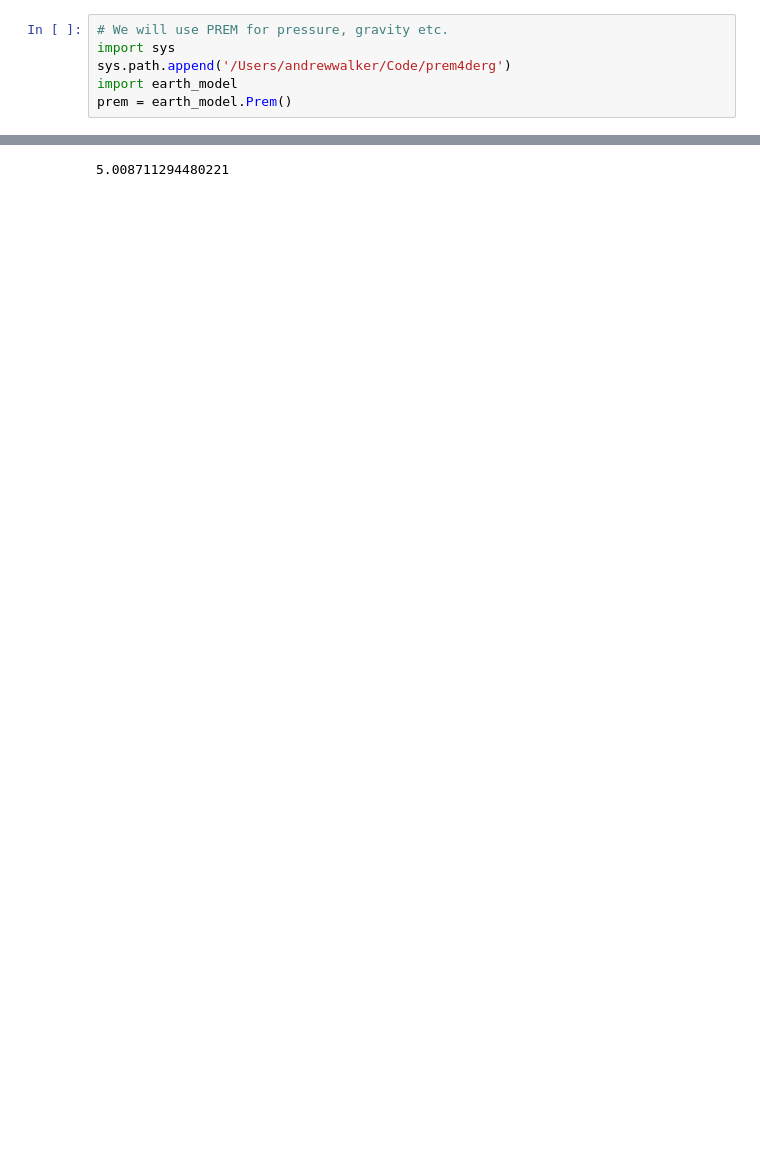
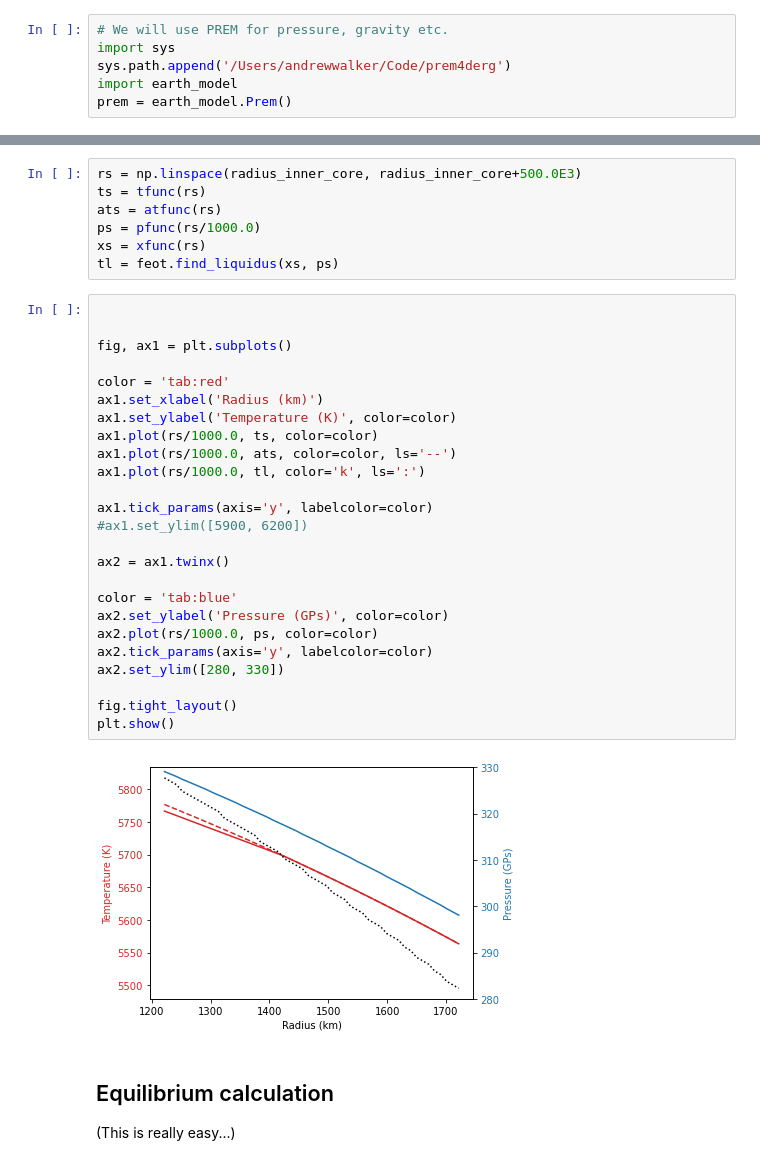
Before and after one commit to andreww/slurry, a Jupyter notebook: self_consistent_solution.ipynb, the cells around one changed output, grey strips where cells are left out. Saved outputs shown, nothing was run; the diff lists cells and outputs as text; blank space fills up the shorter version.

```diff
--- a/self_consistent_solution.ipynb
+++ b/self_consistent_solution.ipynb
@@ -73,3 +149,38 @@ prem.density(3480.0e3/1000)
+# %%
+rs = np.linspace(radius_inner_core, radius_inner_core+500.0E3)
+ts = tfunc(rs)
+ats = atfunc(rs)
+ps = pfunc(rs/1000.0)
+xs = xfunc(rs)
+tl = feot.find_liquidus(xs, ps)
 # %%
+
+
+fig, ax1 = plt.subplots()
+
+color = 'tab:red'
+ax1.set_xlabel('Radius (km)')
+ax1.set_ylabel('Temperature (K)', color=color)
+ax1.plot(rs/1000.0, ts, color=color)
+ax1.plot(rs/1000.0, ats, color=color, ls='--')
+ax1.plot(rs/1000.0, tl, color='k', ls=':')
+
+ax1.tick_params(axis='y', labelcolor=color)
+#ax1.set_ylim([5900, 6200])
+
+ax2 = ax1.twinx()
+
+color = 'tab:blue'
+ax2.set_ylabel('Pressure (GPs)', color=color)
+ax2.plot(rs/1000.0, ps, color=color)
+ax2.tick_params(axis='y', labelcolor=color)
+ax2.set_ylim([280, 330])
+
+fig.tight_layout()
+plt.show()
 # %% [output]
-5.008711294480221
+[figure, added]
+# %% [markdown]
+## Equilibrium calculation
+
+(This is really easy...)
```
Also changed, not shown: parts of 11 cells of this notebook, 1 other file.
